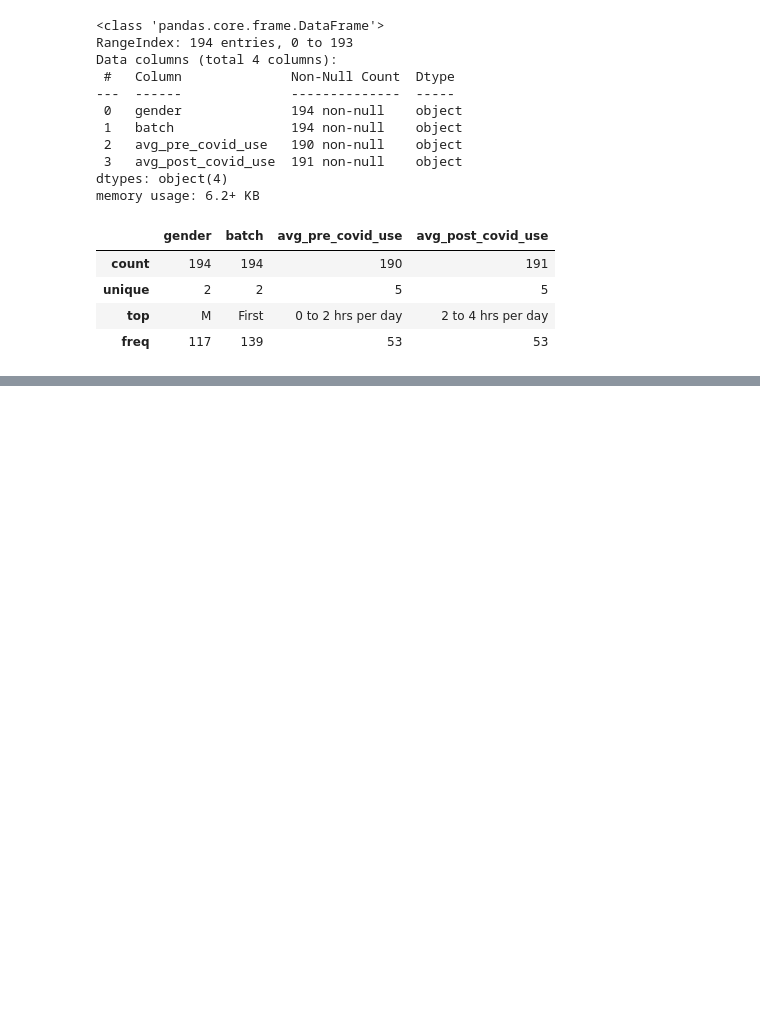
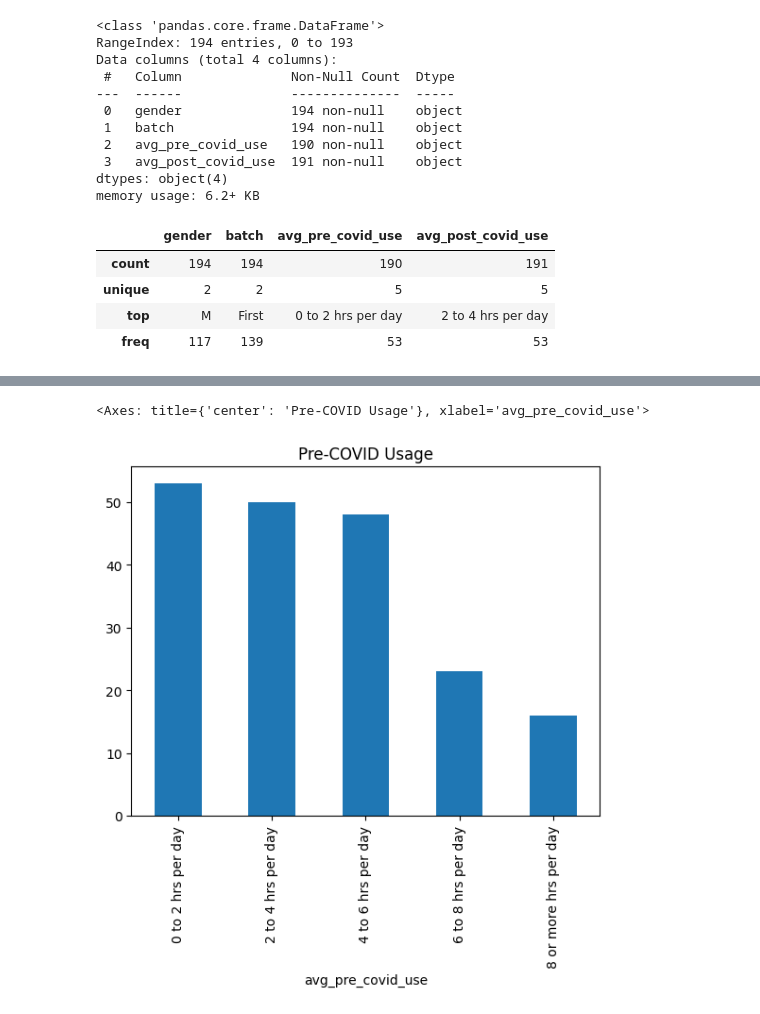
Before and after one commit to akankshazc/sts_iad, a Jupyter notebook: 5_covid.ipynb, the cells around one changed output, grey strips where cells are left out. Drawn from its saved outputs; the diff is of its cells as text; code cells hidden in the pictures; blank space fills up the shorter version.

Commit message:
Add Pre and post covid usage value counts and bar charts

```diff
--- a/5_covid.ipynb
+++ b/5_covid.ipynb
@@ -51,0 +54,3 @@ df.describe()
+# %%
+pre_counts = df['avg_pre_covid_use'].value_counts().sort_index()
+pre_counts
@@ -51,0 +76,5 @@ df.describe()
+# %%
+pre_counts.plot(kind='bar', title='Pre-COVID Usage')
+# %% [output]
+<Axes: title={'center': 'Pre-COVID Usage'}, xlabel='avg_pre_covid_use'>
+[figure, added]
```
Also changed, not shown: parts of 5 cells of this notebook.
